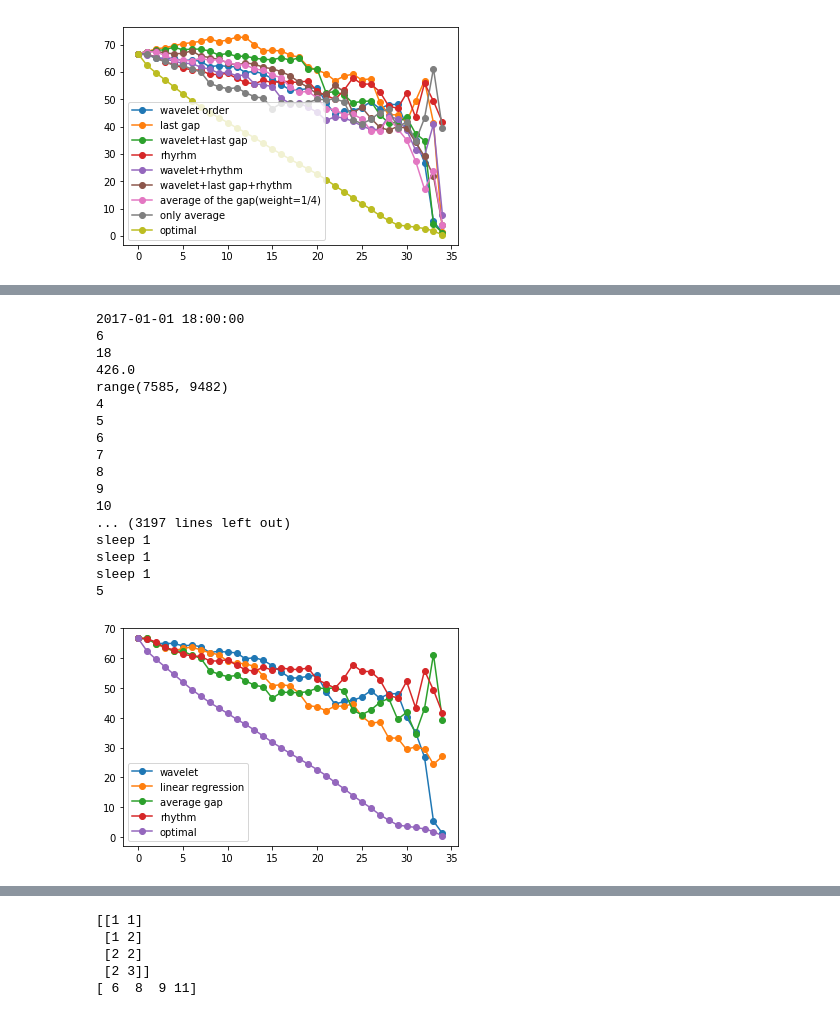
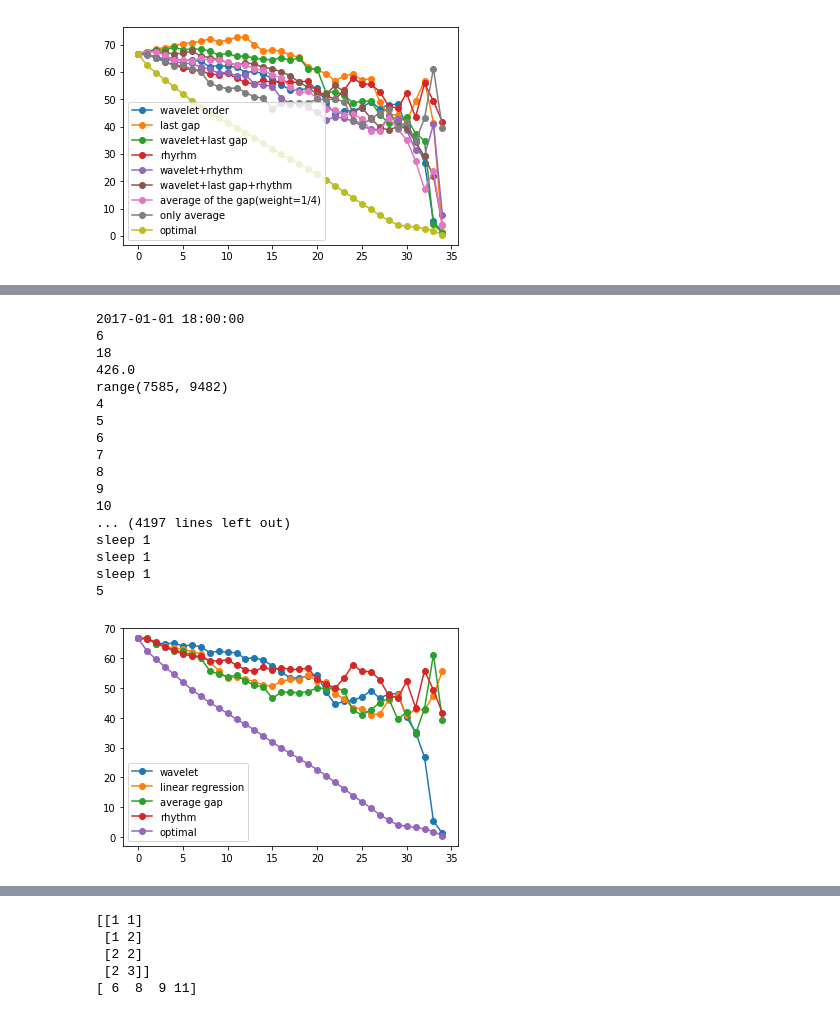
Before and after one commit to balilarder/master-ncku, a Jupyter notebook: wavelet.ipynb, the cells around one changed output, grey strips where cells are left out. Saved outputs shown, nothing was run; the diff lists cells and outputs as text; code cells hidden in the pictures.

```diff
--- a/wavelet.ipynb
+++ b/wavelet.ipynb
@@ -991,7 +991,7 @@ def wavelet_score(time, stations):
 #     print(score)
 
 #     return [s[0] for s in score]
-    return score
+    return score, wavelet_cnt
 
 # feature 2
 def last_difference_gap(time, stations):
@@ -1880,3 +1880,11 @@ new_score
 10.426262152981083 5.636054820194514
 new_score
 [figure]
+# %%
+# 看小波分數有沒有問題
+sample = 5
+training_ratio = 0.8
+time_index = range(int(len(date_rng)*training_ratio))
+for t in time_index[4:1000]:
+    ws, cnt = wavelet_score(t+1, stations)
+    print(cnt, ws)
@@ -1936,7 +1962,7 @@ models = {}
 def generate_training_data():
 #     for t in time_index[4:len(time_index)-1]:
 
-    for t in time_index[4:3000]:
+    for t in time_index[4:4000]:
         print(t)
         time = date_rng[t]
         wd = time.weekday() # feature1 星期幾
@@ -1944,9 +1970,9 @@ def generate_training_data():
 
         # feature 3: wavelet score
         feature3 = {}
-        ws = wavelet_score(t+1, stations)
+        ws, cnt = wavelet_score(t+1, stations)
         for x in ws:
-            feature3[x[0]] = x[1]
+            feature3[x[0]] = x[1]/cnt
 
 
         # feature 4: rhythm
@@ -2004,7 +2030,7 @@ error_logit = {}
 
 
 for t in sample_timestamp:
-    score = wavelet_score(t, stations)
+    score, cnt = wavelet_score(t, stations)
     choose_order[t] = [s[0] for s in score]
 
 for i in need_to_active:
@@ -2052,9 +2078,9 @@ for t in sample_timestamp:
     list = [wd, hour]
 
     f3 = {}
-    ws = wavelet_score(t+1, stations)
+    ws, cnt = wavelet_score(t+1, stations)
     for x in ws:
-        f3[x[0]] = x[1]
+        f3[x[0]] = x[1]/cnt
 
     f4 = {}
     rs = rhythm(t, stations, stride)
@@ -2067,7 +2093,10 @@ for t in sample_timestamp:
         f5[x[0]] = x[1]
     for i, s in enumerate(stations):
         f = [f3[s]] + [f4[s]] + [f5[s]] + [i]
+#         f = [f3[s]] + [f4[s]] + [f5[s]]
         score[s] = abs(reg.predict([list + f])[0])
+#         score[s] = abs(models[s].predict([list + f])[0])
+
 #         print("score", score)
 
     score = sorted(score.items(), key=lambda d: d[1], reverse = True)
@@ -2238,32 +2267,32 @@ if error_show == "sigmoid inverse":
         error_logit[el] = [(i-min_bound)*(0.999-0.5)/(max_bound-min_bound) + 0.5 for i in error_logit[el]]
 #         print("optimal", len(error_logit[el]))
         error_logit[el] = [math.log(i/(1-i),10) for i in error_logit[el]]  # 帶入function
         optimal_order_error.append(sum(error_logit[el]))
 
 plt.plot(need_to_active, wavelet_order_error, 'o-')
 plt.plot(need_to_active, lr_error, 'o-')
 plt.plot(need_to_active, average_only_error, 'o-')
 plt.plot(need_to_active, rhythm_error, 'o-')
 plt.plot(need_to_active, optimal_order_error, 'o-')
 
 plt.legend(['wavelet', 'linear regression', 'average gap', 'rhythm', 'optimal'], loc='lower left')
 plt.show()
 # %% [output]
 2017-01-01 18:00:00
 6
 18
 426.0
 range(7585, 9482)
 4
 5
 6
 7
 8
 9
 10
-... (3197 lines left out)
+... (4197 lines left out)
 sleep 1
 sleep 1
 sleep 1
 5
-[figure, old version]
+[figure, new version]
```
Also changed, not shown: parts of 4 cells of this notebook.
